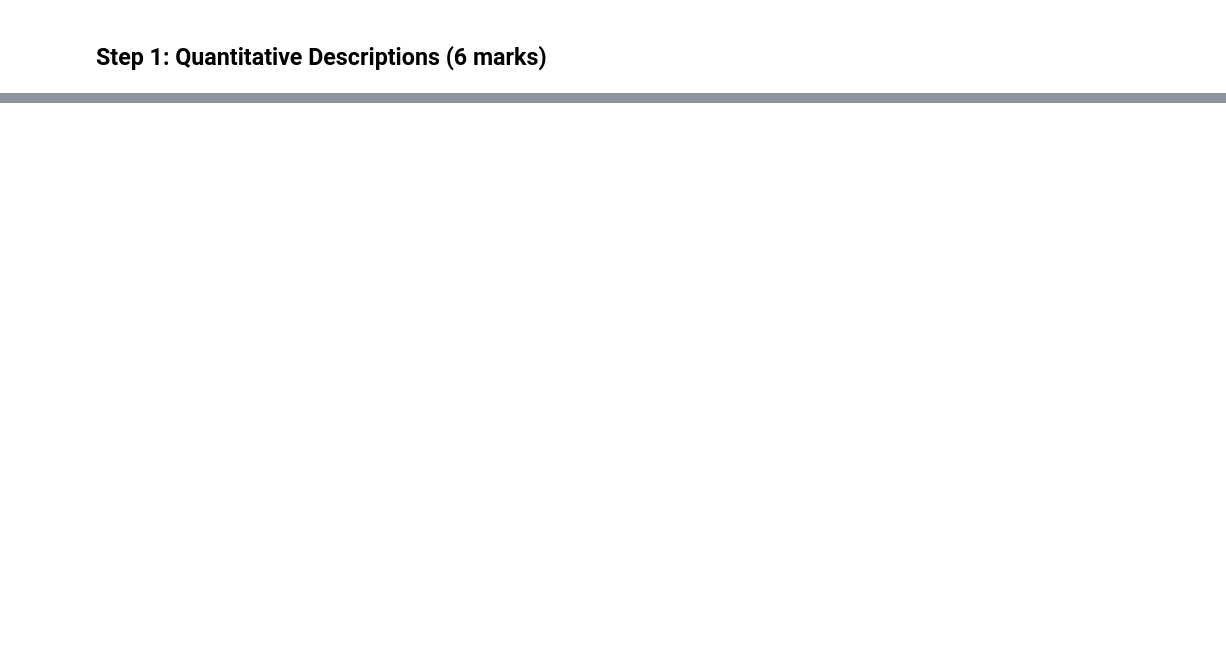
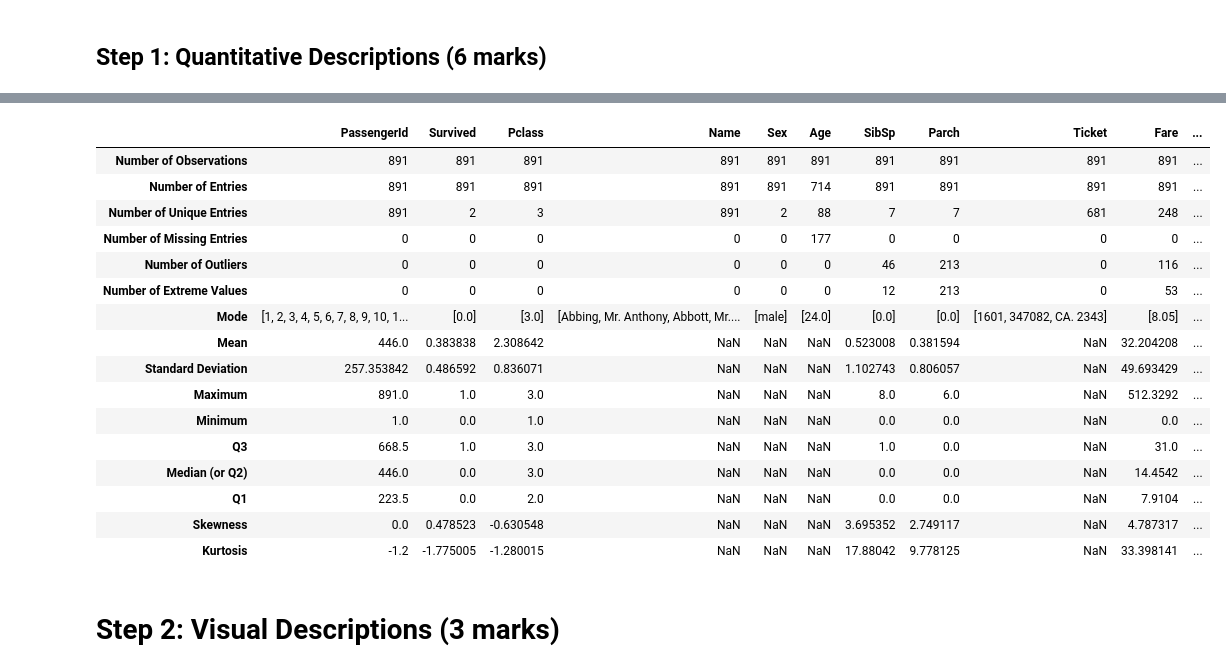
Before and after one commit to AliZ786/COMP-333, a Jupyter notebook: Assignments/Assignment2/LabAssignment2.ipynb, the cells around one changed output, grey strips where cells are left out. Drawn from its saved outputs; the diff is of its cells as text; code cells hidden in the pictures; blank space fills up the shorter version.

```diff
--- a/Assignments/Assignment2/LabAssignment2.ipynb
+++ b/Assignments/Assignment2/LabAssignment2.ipynb
@@ -91,0 +154,24 @@ quantDDA("./data/tips.csv")
+# %%
+# Trying from the train data in the titanic dataset
+
+quantDDA("./data/train.csv")
+# %% [output]
+|  | PassengerId | Survived | Pclass | Name | Sex | Age | SibSp | Parch | Ticket | Fare | ... |
+| Number of Observations | 891 | 891 | 891 | 891 | 891 | 891 | 891 | 891 | 891 | 891 | ... |
+| Number of Entries | 891 | 891 | 891 | 891 | 891 | 714 | 891 | 891 | 891 | 891 | ... |
+| Number of Unique Entries | 891 | 2 | 3 | 891 | 2 | 88 | 7 | 7 | 681 | 248 | ... |
+| Number of Missing Entries | 0 | 0 | 0 | 0 | 0 | 177 | 0 | 0 | 0 | 0 | ... |
+| Number of Outliers | 0 | 0 | 0 | 0 | 0 | 0 | 46 | 213 | 0 | 116 | ... |
+| Number of Extreme Values | 0 | 0 | 0 | 0 | 0 | 0 | 12 | 213 | 0 | 53 | ... |
+| Mode | [1, 2, 3, 4, 5, 6, 7, 8, 9, 10, 1... | [0.0] | [3.0] | [Abbing, Mr. Anthony, Abbott, Mr.... | [male] | [24.0] | [0.0] | [0.0] | [1601, 347082, CA. 2343] | [8.05] | ... |
+| Mean | 446.0 | 0.383838 | 2.308642 | NaN | NaN | NaN | 0.523008 | 0.381594 | NaN | 32.204208 | ... |
+| Standard Deviation | 257.353842 | 0.486592 | 0.836071 | NaN | NaN | NaN | 1.102743 | 0.806057 | NaN | 49.693429 | ... |
+| Maximum | 891.0 | 1.0 | 3.0 | NaN | NaN | NaN | 8.0 | 6.0 | NaN | 512.3292 | ... |
+| Minimum | 1.0 | 0.0 | 1.0 | NaN | NaN | NaN | 0.0 | 0.0 | NaN | 0.0 | ... |
+| Q3 | 668.5 | 1.0 | 3.0 | NaN | NaN | NaN | 1.0 | 0.0 | NaN | 31.0 | ... |
+| Median (or Q2) | 446.0 | 0.0 | 3.0 | NaN | NaN | NaN | 0.0 | 0.0 | NaN | 14.4542 | ... |
+| Q1 | 223.5 | 0.0 | 2.0 | NaN | NaN | NaN | 0.0 | 0.0 | NaN | 7.9104 | ... |
+| Skewness | 0.0 | 0.478523 | -0.630548 | NaN | NaN | NaN | 3.695352 | 2.749117 | NaN | 4.787317 | ... |
+| Kurtosis | -1.2 | -1.775005 | -1.280015 | NaN | NaN | NaN | 17.88042 | 9.778125 | NaN | 33.398141 | ... |
+# %% [markdown]
+# Step 2: Visual Descriptions (3 marks)
```
Also changed, not shown: parts of 3 cells of this notebook.
